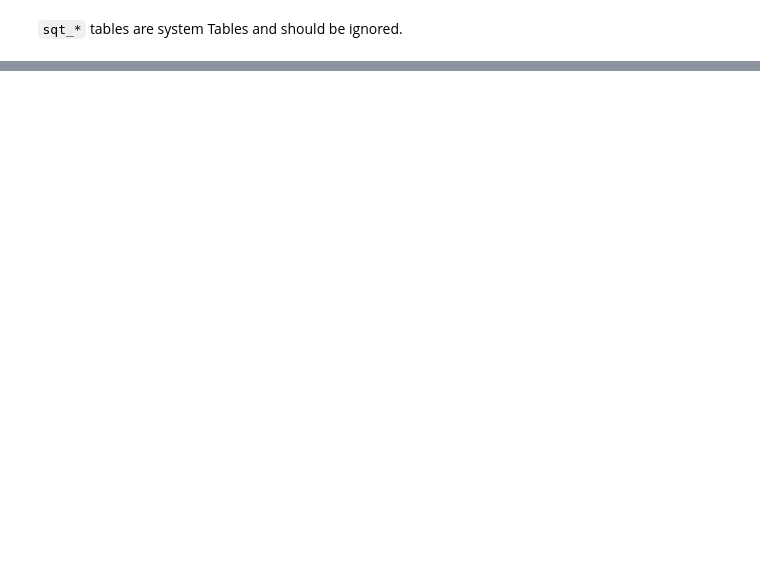
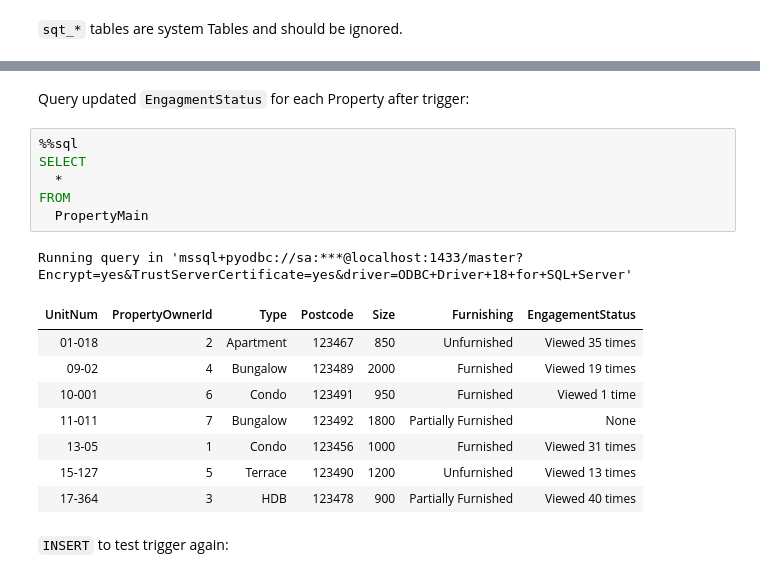
Before and after one commit to mrzzy/ntu-sc2207, a Jupyter notebook: lab.ipynb, the cells around one changed output, grey strips where cells are left out. Saved outputs shown, nothing was run; the diff lists cells and outputs as text; blank space fills up the shorter version.

```diff
--- a/lab.ipynb
+++ b/lab.ipynb
@@ -1367,0 +1425,20 @@ We collate all this information inside `TotalViews`, which is then joined with L
+# %% [markdown]
+Query updated `EngagmentStatus` for each Property after trigger:
+# %%
+%%sql
+SELECT
+  *
+FROM
+  PropertyMain
+# %% [output]
+Running query in 'mssql+pyodbc://sa:***@localhost:1433/master?Encrypt=yes&TrustServerCertificate=yes&driver=ODBC+Driver+18+for+SQL+Server'
+| UnitNum | PropertyOwnerId | Type | Postcode | Size | Furnishing | EngagementStatus |
+| 01-018 | 2 | Apartment | 123467 | 850 | Unfurnished | Viewed 35 times |
+| 09-02 | 4 | Bungalow | 123489 | 2000 | Furnished | Viewed 19 times |
+| 10-001 | 6 | Condo | 123491 | 950 | Furnished | Viewed 1 time |
+| 11-011 | 7 | Bungalow | 123492 | 1800 | Partially Furnished | None |
+| 13-05 | 1 | Condo | 123456 | 1000 | Furnished | Viewed 31 times |
+| 15-127 | 5 | Terrace | 123490 | 1200 | Unfurnished | Viewed 13 times |
+| 17-364 | 3 | HDB | 123478 | 900 | Partially Furnished | Viewed 40 times |
+# %% [markdown]
+`INSERT` to test trigger again:
```
Also changed, not shown: parts of 39 cells of this notebook.
